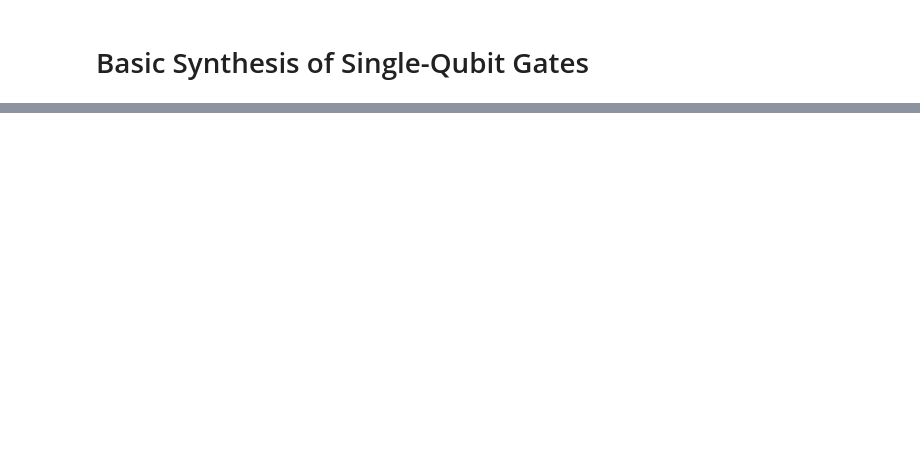
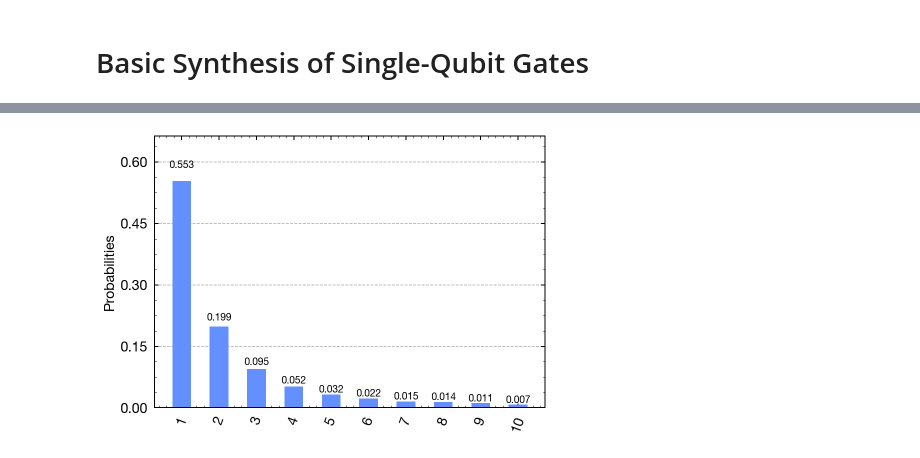
Before and after one commit to bodokaiser/qiskit-playground, a Jupyter notebook: 2 Basic Synthesis of Single-Qubit Gates.ipynb, the cells around one changed output, grey strips where cells are left out. Drawn from its saved outputs; the diff is of its cells as text; code cells hidden in the pictures; blank space fills up the shorter version.

Commit message:
fixed error in the hadamard approximation

```diff
--- a/2 Basic Synthesis of Single-Qubit Gates.ipynb
+++ b/2 Basic Synthesis of Single-Qubit Gates.ipynb
@@ -150,2 +178,27 @@ H_n=H+\frac{i\pi^2}{\sqrt{2}n^3}(\sigma_z-\sigma_x)+\mathcal{O}(\frac{1}{n^3}).\
 $$
 In words our first finite approximation of order $n$ to the Hadamard gate introduces an error that decreases with $1/n^2$.
+# %%
+error = {}
+
+theta = np.pi / np.sqrt(2)
+
+for n in range(1,11):
+    qc = QuantumCircuit(1, 1)
+
+    for j in range(n):
+        qc.rx(theta/n, 0)
+        qc.rz(theta/n, 0)
+
+    qc.h(0)
+    qc.measure(0, 0)
+
+    shots = 20000
+    job = execute(qc, Aer.get_backend('qasm_simulator'),shots=shots)
+    try:
+        error[n] = (job.result().get_counts()['1']/shots)
+    except:
+        pass
+
+plot_histogram(error)
+# %% [output]
+[figure, added]
```
Also changed, not shown: parts of 5 cells of this notebook.
